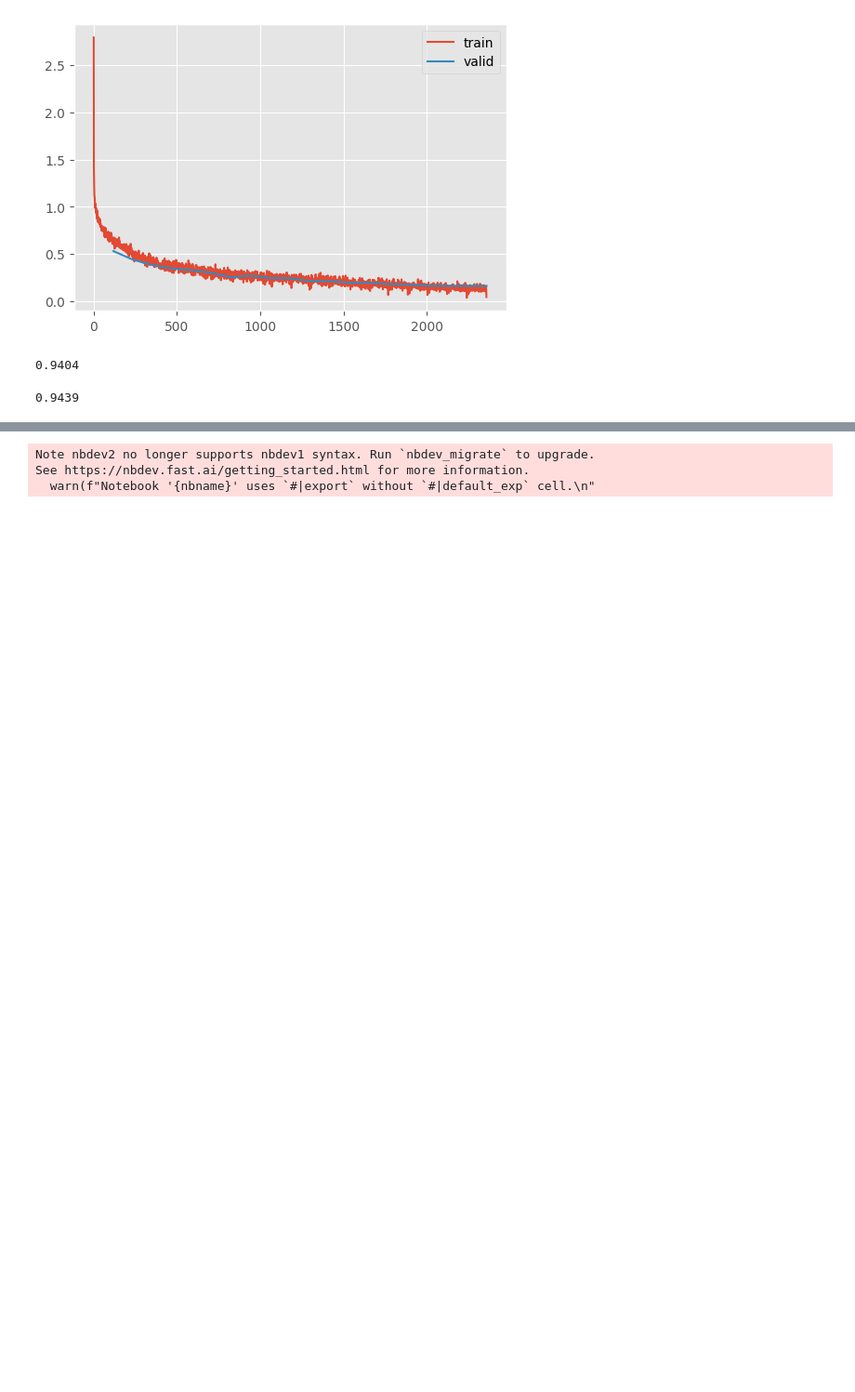
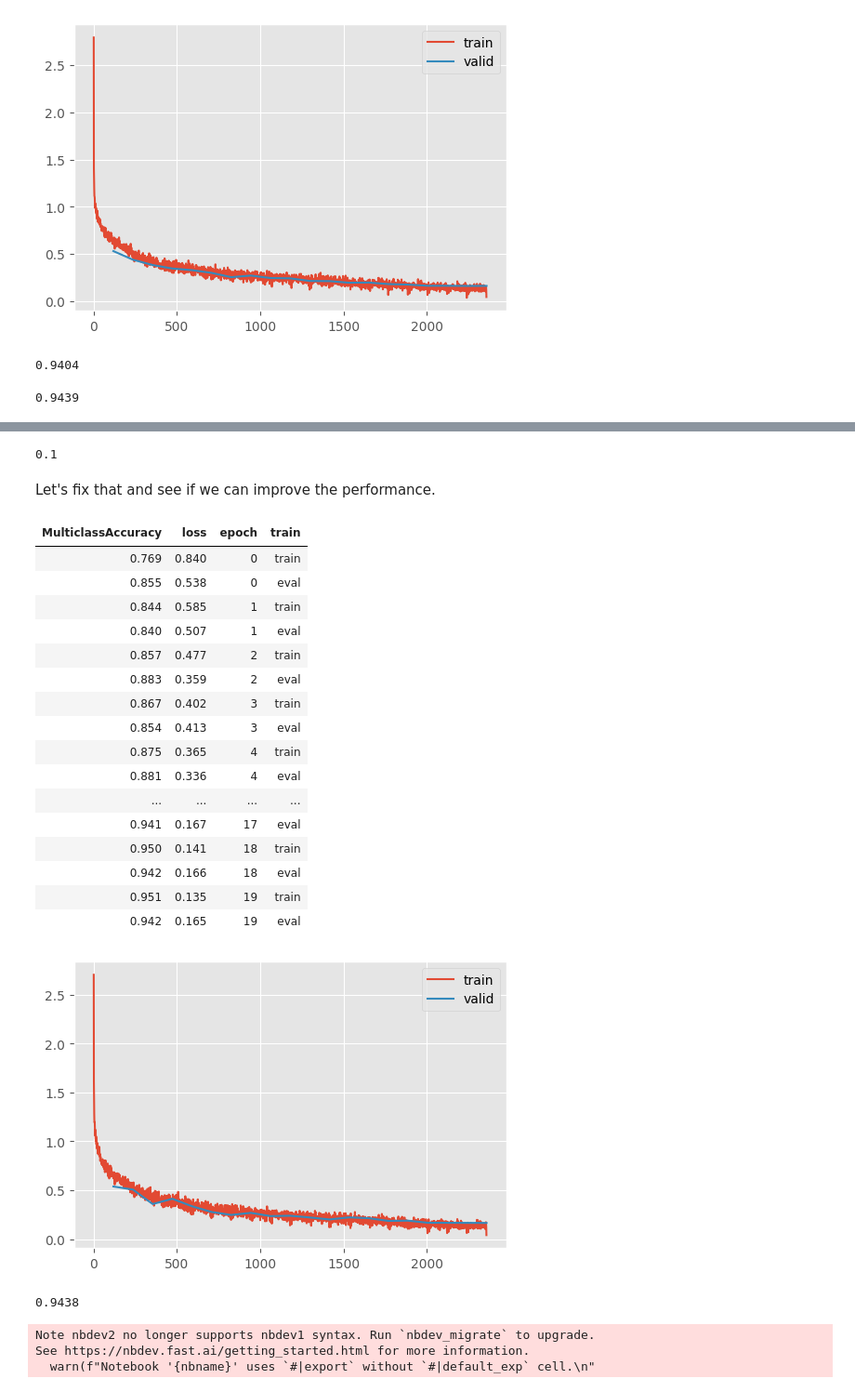
Before and after one commit to jeremyadamsfisher/SlowAI, a Jupyter notebook: nbs/12_augmentation.ipynb, the cells around one changed output, grey strips where cells are left out. Shown: that part at 93% size. Drawn from its saved outputs; the diff is of its cells as text; code cells hidden in the pictures; blank space fills up the shorter version.

Commit message:
Working on the "Beat Jeremy's accuracy" part of the homework

```diff
--- a/nbs/12_augmentation.ipynb
+++ b/nbs/12_augmentation.ipynb
@@ -101,6 +101,11 @@ We didn't spend much time designing the Residual CNN from the previous notebook.
 
 In principle, ResNet's are more stable than their CNN counterparts, so we should be able to make the network wider as well as deeper.
 # %%
+def init_leaky_weights(module, leak=0.0):
+    if isinstance(module, (nn.Conv2d,)):
+        init.kaiming_normal_(module.weight, a=leak)
+
+
 class ResNet(nn.Module):
     """Arbitrarily wide and deep residual neural network"""
 
@@ -506,0 +572,50 @@ We're _so_ close to Jeremy's 94.6% accuracy
+# %%
+ResNetWithGlobalPoolingInitialConv().layers[0].act.a
+# %% [output]
+0.1
+# %% [markdown]
+Let's fix that and see if we can improve the performance.
+# %%
+def init_leaky_weights_fixed(m):
+    if isinstance(m, Conv):
+        if m.act is None or not m.act.a:
+            init.kaiming_normal_(m.weight)
+        else:
+            init.kaiming_normal_(m.weight, a=m.act.a)
+    elif isinstance(m, nn.Linear):
+        init.xavier_normal_(m.weight)
+
+
+class ResNetWithGlobalPoolingInitialConv2(ResNetWithGlobalPoolingInitialConv):
+    @classmethod
+    def kaiming(cls, *args, **kwargs):
+        model = cls(*args, **kwargs)
+        model.apply(init_leaky_weights_fixed)
+        return model
+
+
+m2 = ResNetWithGlobalPoolingInitialConv2.kaiming()
+train(m2, dls=dls2, n_epochs=20)
+# %% [output]
+| MulticlassAccuracy | loss | epoch | train |
+| 0.769 | 0.840 | 0 | train |
+| 0.855 | 0.538 | 0 | eval |
+| 0.844 | 0.585 | 1 | train |
+| 0.840 | 0.507 | 1 | eval |
+| 0.857 | 0.477 | 2 | train |
+| 0.883 | 0.359 | 2 | eval |
+| 0.867 | 0.402 | 3 | train |
+| 0.854 | 0.413 | 3 | eval |
+| 0.875 | 0.365 | 4 | train |
+| 0.881 | 0.336 | 4 | eval |
+| ... | ... | ... | ... |
+| 0.941 | 0.167 | 17 | eval |
+| 0.950 | 0.141 | 18 | train |
+| 0.942 | 0.166 | 18 | eval |
+| 0.951 | 0.135 | 19 | train |
+| 0.942 | 0.165 | 19 | eval |
+[figure, added]
+# %%
+accuracy(pred_with_test_time_augmentation, m2)
+# %% [output]
+0.9438
```
Also changed, not shown: parts of 8 cells of this notebook, 8 other files.
